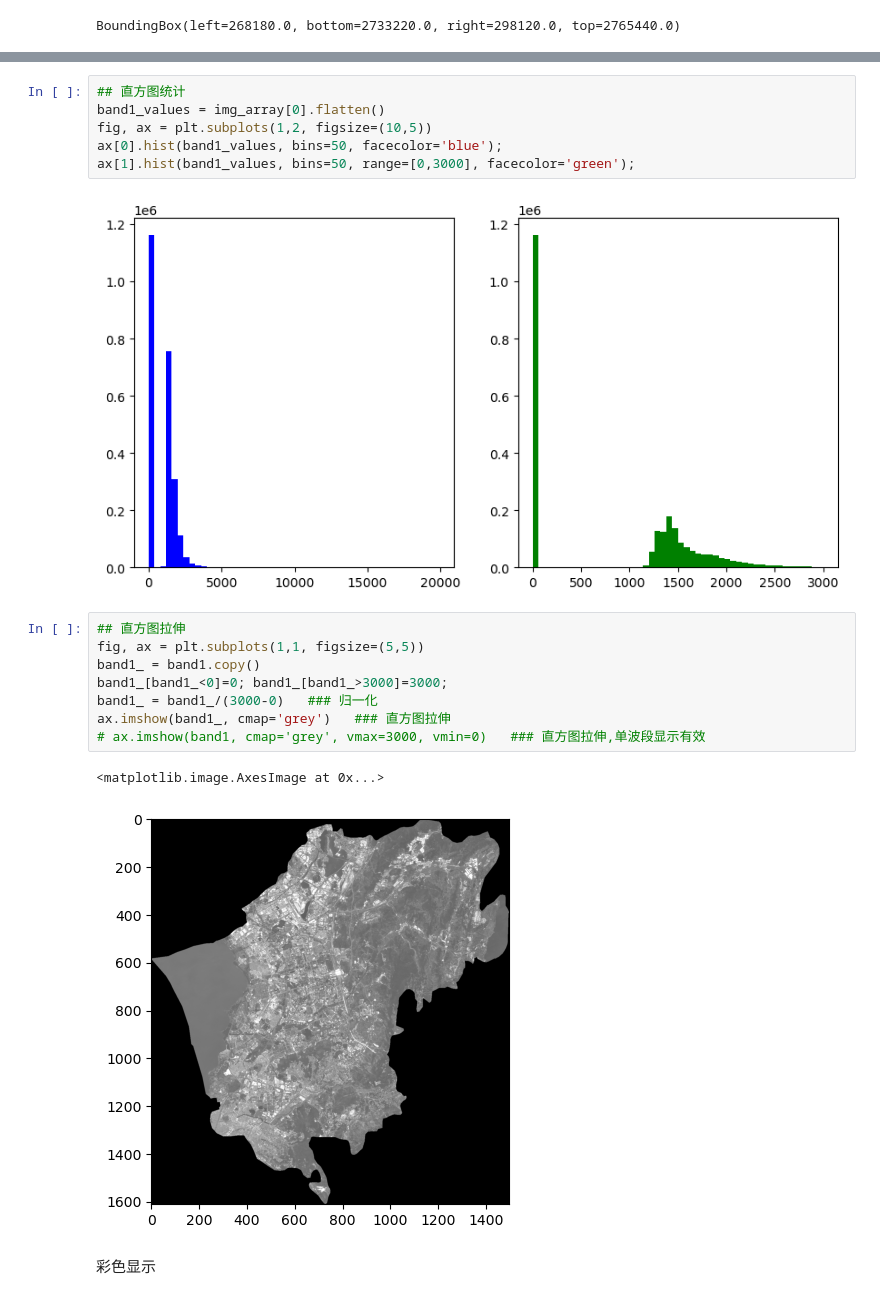
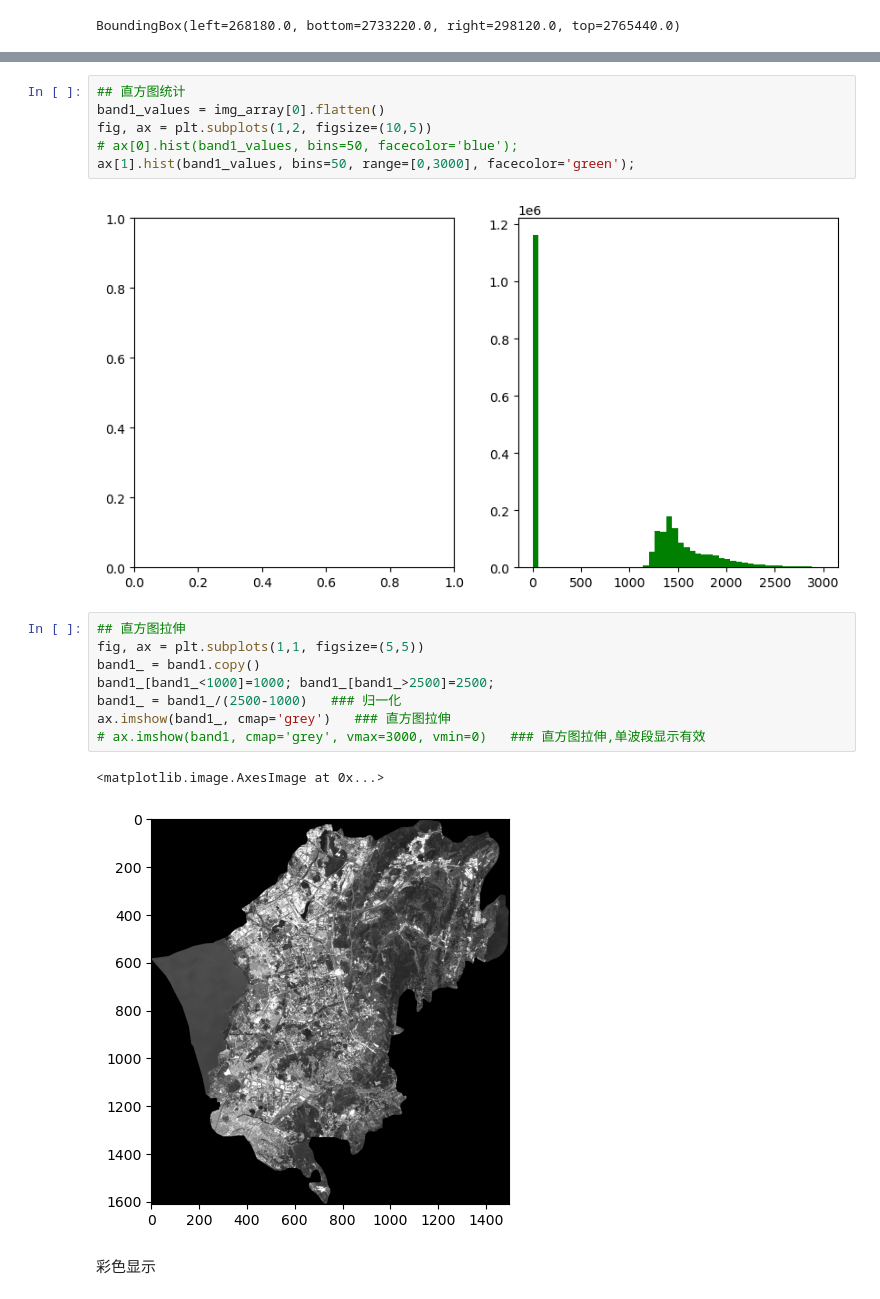
Before and after one commit to xinluo2018/open-source-gis-course, a Jupyter notebook: 第6章-GIS数据处理高级开源库-10课时/2_2_raster_visual.ipynb, the cells around one changed output, grey strips where cells are left out. Drawn from its saved outputs; the diff is of its cells as text.

```diff
--- a/第6章-GIS数据处理高级开源库-10课时/2_2_raster_visual.ipynb
+++ b/第6章-GIS数据处理高级开源库-10课时/2_2_raster_visual.ipynb
@@ -31,21 +31,21 @@ ax.imshow(band1, cmap='grey', extent=region, vmin=0, vmax=3000)
 ## 直方图统计
 band1_values = img_array[0].flatten()
 fig, ax = plt.subplots(1,2, figsize=(10,5))
-ax[0].hist(band1_values, bins=50, facecolor='blue');
+# ax[0].hist(band1_values, bins=50, facecolor='blue');
 ax[1].hist(band1_values, bins=50, range=[0,3000], facecolor='green');
 # %% [output]
-[figure, old version]
+[figure, new version]
 # %%
 ## 直方图拉伸
 fig, ax = plt.subplots(1,1, figsize=(5,5))
 band1_ = band1.copy()
-band1_[band1_<0]=0; band1_[band1_>3000]=3000;
-band1_ = band1_/(3000-0)   ### 归一化
+band1_[band1_<1000]=1000; band1_[band1_>2500]=2500;
+band1_ = band1_/(2500-1000)   ### 归一化
 ax.imshow(band1_, cmap='grey')   ### 直方图拉伸
 # ax.imshow(band1, cmap='grey', vmax=3000, vmin=0)   ### 直方图拉伸,单波段显示有效
 # %% [output]
 <matplotlib.image.AxesImage at 0x...>
-[figure, old version]
+[figure, new version]
 # %% [markdown]
 彩色显示
 # %%
```
Also changed, not shown: parts of 3 cells of this notebook, 25 other files.
